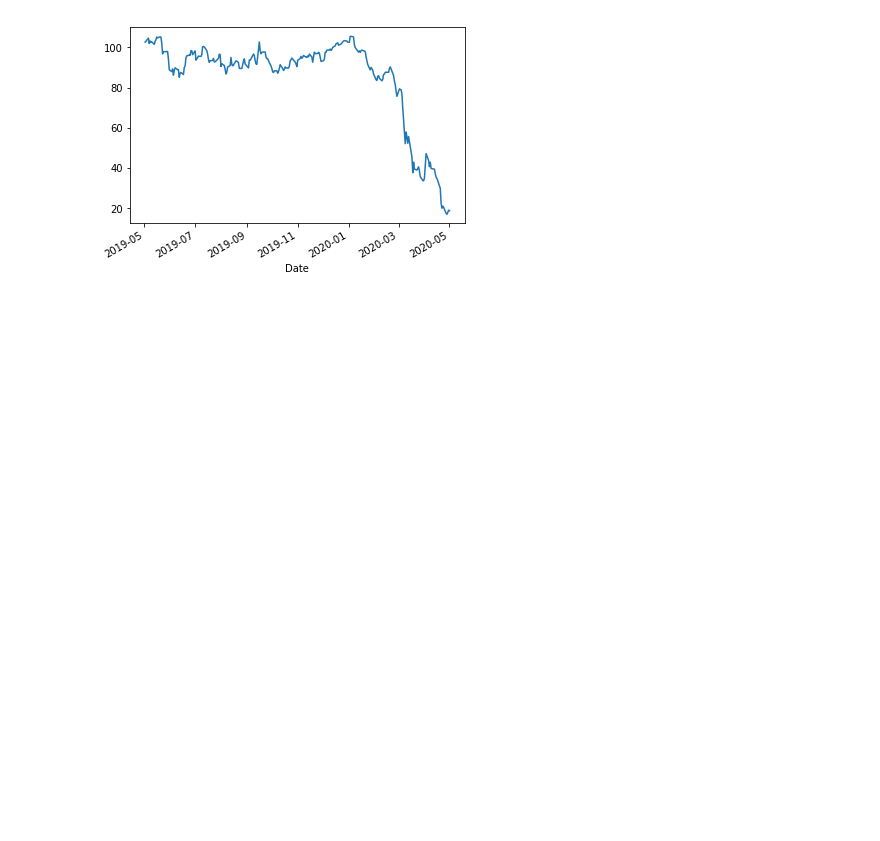
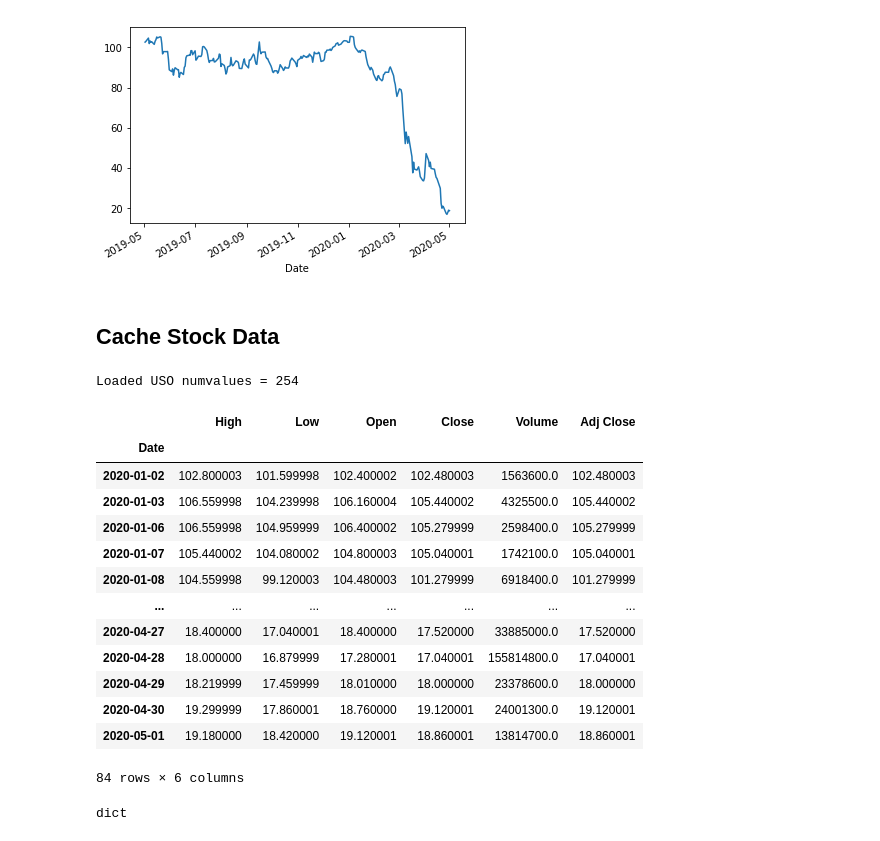
Before and after one commit to shobhansingh1/Py_PortfolioManager, a Jupyter notebook: PortfolioManagement_workbook.ipynb, the cells around one changed output. Saved outputs shown, nothing was run; the diff lists cells and outputs as text; code cells hidden in the pictures; blank space fills up the shorter version.

```diff
--- a/PortfolioManagement_workbook.ipynb
+++ b/PortfolioManagement_workbook.ipynb
@@ -66,3 +77,42 @@ hist['Close'].plot()
 # %% [output]
 <matplotlib.axes._subplots.AxesSubplot at 0x...>
 [figure]
+# %% [markdown]
+## Cache Stock Data
+# %%
+# Function to cache new data/load cache data
+cached_data = {} #dict
+def stock_hist(symbol, start = None, end = None):
+    """function to get cached data"""
+    start = start if start else default_start #if none, set default value
+    end = end if end else default_end
+    if not symbol in cached_data:
+        """quindl"""
+        #cached_data[symbol] = web.DataReader(symbol + '.US', 'quandl', all_data_start, all_data_end)
+        """yfinance"""
+        #get entire data for default period
+        cached_data[symbol] = web.get_data_yahoo(symbol, all_data_start, all_data_end)
+        print(f"Loaded {symbol} rows in cache: {len(cached_data[symbol])}")
+    return cached_data[symbol].loc[start:end]
+# %%
+stock_hist("USO", "2020-01-01", "2020-05-01")
+# %% [output]
+Loaded USO numvalues = 254
+|  | High | Low | Open | Close | Volume | Adj Close |
+| Date |  |  |  |  |  |  |
+| 2020-01-02 | 102.800003 | 101.599998 | 102.400002 | 102.480003 | 1563600.0 | 102.480003 |
+| 2020-01-03 | 106.559998 | 104.239998 | 106.160004 | 105.440002 | 4325500.0 | 105.440002 |
+| 2020-01-06 | 106.559998 | 104.959999 | 106.400002 | 105.279999 | 2598400.0 | 105.279999 |
+| 2020-01-07 | 105.440002 | 104.080002 | 104.800003 | 105.040001 | 1742100.0 | 105.040001 |
+| 2020-01-08 | 104.559998 | 99.120003 | 104.480003 | 101.279999 | 6918400.0 | 101.279999 |
+| ... | ... | ... | ... | ... | ... | ... |
+| 2020-04-27 | 18.400000 | 17.040001 | 18.400000 | 17.520000 | 33885000.0 | 17.520000 |
+| 2020-04-28 | 18.000000 | 16.879999 | 17.280001 | 17.040001 | 155814800.0 | 17.040001 |
+| 2020-04-29 | 18.219999 | 17.459999 | 18.010000 | 18.000000 | 23378600.0 | 18.000000 |
+| 2020-04-30 | 19.299999 | 17.860001 | 18.760000 | 19.120001 | 24001300.0 | 19.120001 |
+| 2020-05-01 | 19.180000 | 18.420000 | 19.120001 | 18.860001 | 13814700.0 | 18.860001 |
+84 rows × 6 columns
+# %%
+type(cached_data)
+# %% [output]
+dict
```
Also changed, not shown: parts of 7 cells of this notebook.
